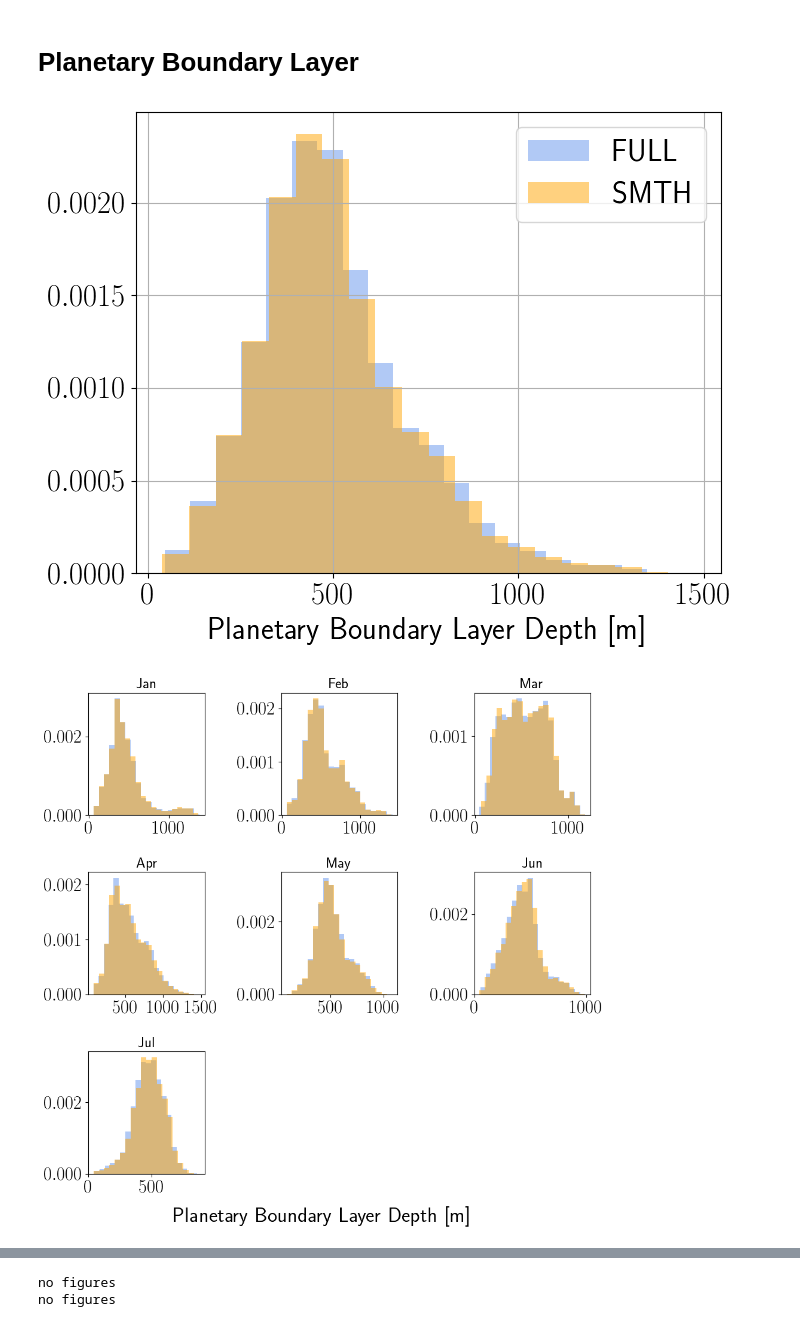
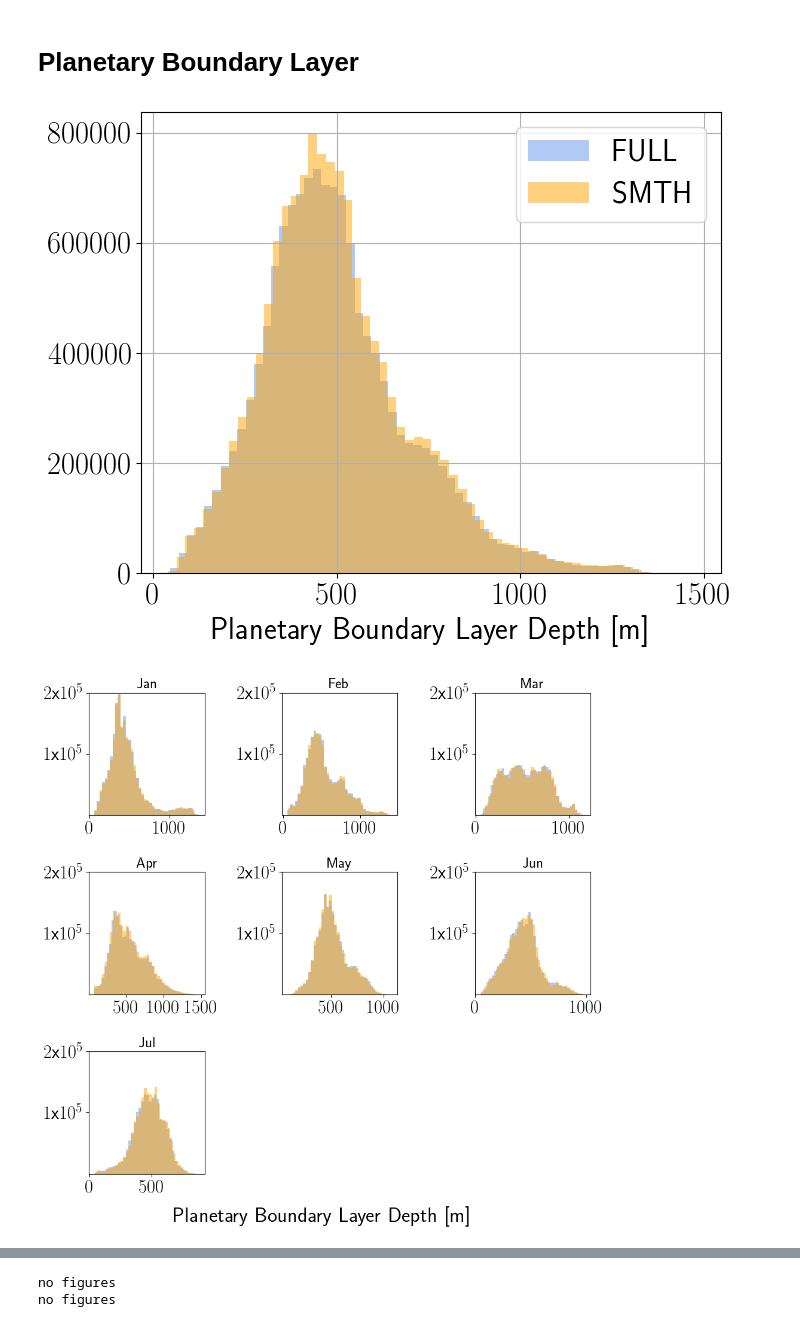
Before and after one commit to igoruchoa/FeedbackSubmeso, a Jupyter notebook: 2_CROCO/MLD+PBL.ipynb, the cells around one changed output, grey strips where cells are left out. Saved outputs shown, nothing was run; the diff lists cells and outputs as text; code cells hidden in the pictures.

```diff
--- a/2_CROCO/MLD+PBL.ipynb
+++ b/2_CROCO/MLD+PBL.ipynb
@@ -82,35 +82,39 @@ gc.collect()
 # %% [markdown]
 # Planetary Boundary Layer
+# %%
+dbool=False
 # %%
 pbl_f=varfw['PBLH'][:,20:-20,20:-100]
 pbl_t=vartw['PBLH'][:,20:-20,20:-100]
 # %%
 plt.figure(figsize=(7.5,6))
 
 
-pbl_f.plot.hist(bins=20,color='cornflowerblue',alpha=0.5,density=True,label='FULL')
-pbl_t.plot.hist(bins=20,color='orange',alpha=0.5,density=True,label='SMTH')
+pbl_f.plot.hist(bins=60,color='cornflowerblue',alpha=0.5,density=dbool,label='FULL')
+pbl_t.plot.hist(bins=60,color='orange',alpha=0.5,density=dbool,label='SMTH')
 plt.legend()
 plt.xlabel('Planetary Boundary Layer Depth [m]')
 
 plt.grid()
 plt.tight_layout()
 plt.savefig('/homes/metogra/iufarias/Documents/figures/2_CROCO/MLD+PBL/histogram_PBL.png')
 # %% [output]
-[figure, old version]
+[figure, new version]
 # %%
 fig=plt.figure(figsize=(10,10))
 
 for im in np.arange(7):
     plt.subplot(3,3,im+1)
-    pbl_f[timer_wrf.month==im+1].plot.hist(bins=20,color='cornflowerblue',alpha=0.5,density=True,label='FULL')
-    pbl_t[timer_wrf.month==im+1].plot.hist(bins=20,color='orange',alpha=0.5,density=True,label='SMTH')
+    pbl_f[timer_wrf.month==im+1].plot.hist(bins=40,color='cornflowerblue',alpha=0.5,density=dbool,label='FULL')
+    pbl_t[timer_wrf.month==im+1].plot.hist(bins=40,color='orange',alpha=0.5,density=dbool,label='SMTH')
     plt.xlabel('')
     plt.ylabel('')
+    plt.ylim(0,2e5)
+    plt.yticks([1e5,2e5],labels=[r'$1$x$10^5$',r'$2$x$10^5$'])
     plt.title(tim_str[im],fontweight='normal',fontsize=18)
 fig.supxlabel('Planetary Boundary Layer Depth [m]',fontsize=25,y=0.05)
 
 plt.tight_layout()
 plt.savefig('/homes/metogra/iufarias/Documents/figures/2_CROCO/MLD+PBL/histogram_PBL_monthly.png')
 # %% [output]
-[figure, old version]
+[figure, new version]
```
Also changed, not shown: parts of 11 cells of this notebook, 1 other file.
